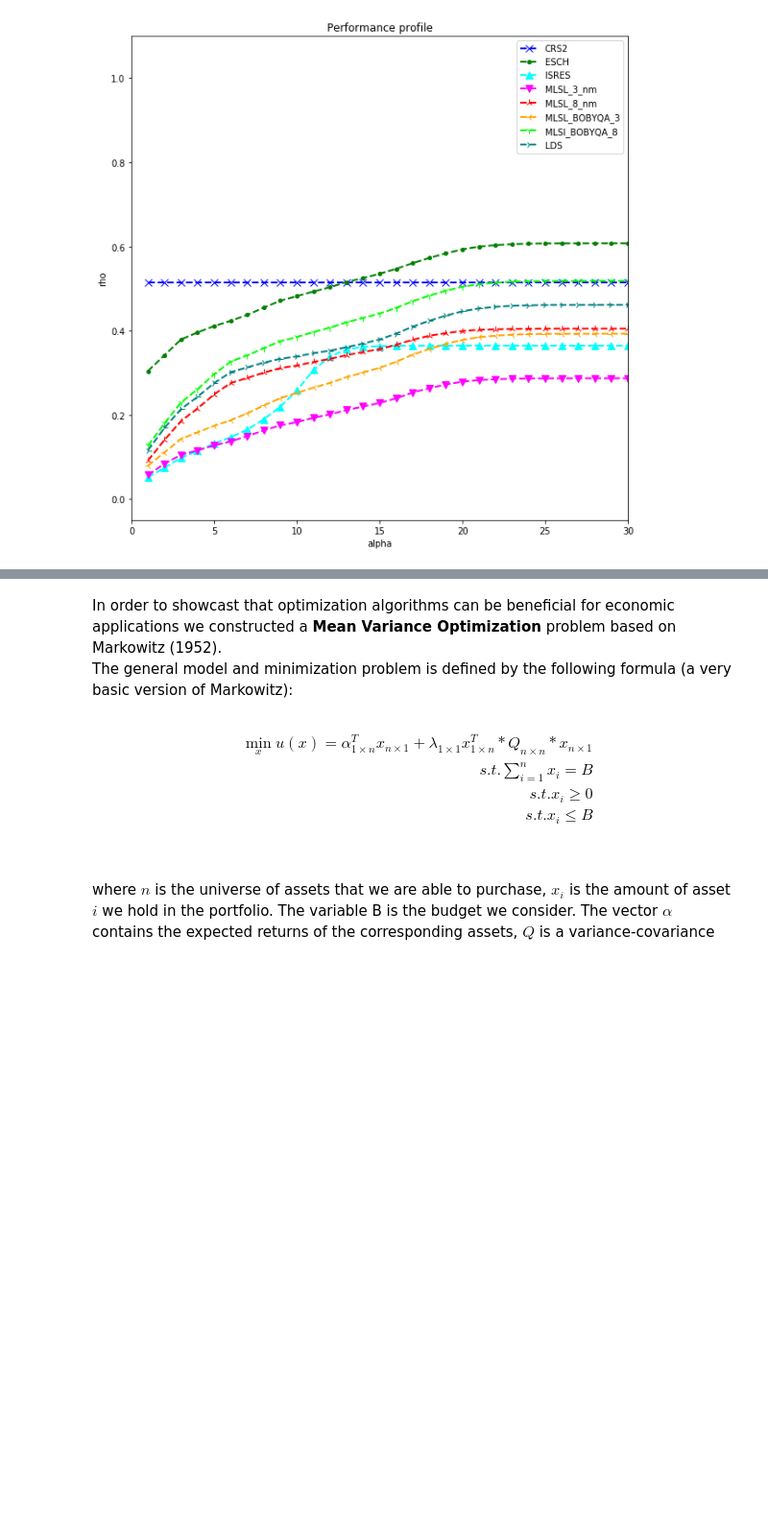
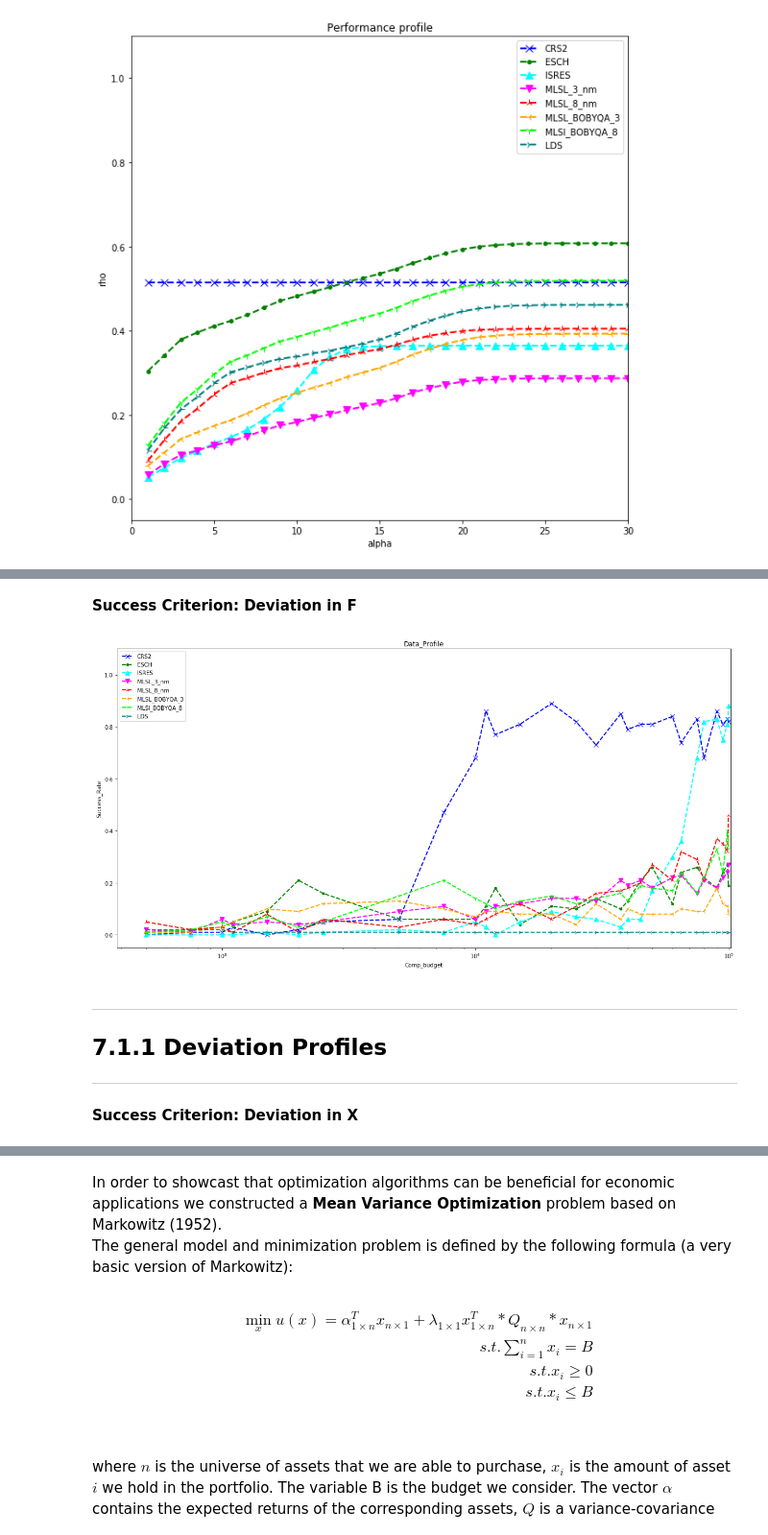
Before and after one commit to OpenSourceEconomics/ose-scientific-computing-course-wirecard, a Jupyter notebook: student_project.ipynb, the cells around one changed output, grey strips where cells are left out. Shown at 96% size. Drawn from its saved outputs; the diff is of its cells as text; code cells hidden in the pictures; blank space fills up the shorter version.

```diff
--- a/student_project.ipynb
+++ b/student_project.ipynb
@@ -927,0 +973,12 @@ performance_profile(metrics_agg_frame=metrics_aggregated_1,
+# %% [markdown]
+**Success Criterion: Deviation in F**
+# %%
+great_table_ackley_1=success_results_all(vector_results_list_ackley,tau=1e-6,computational_budget=computational_budgets,cols=col_names,success_criterion=1)
+# %%
+data_profile_general(great_table_ackley_1,color_vector=color_vector_1,marker_vector=marker_vector_1,algo_names=algo_names_2)
+# %% [output]
+[figure, added]
+# %% [markdown]
+---
+## 7.1.1 Deviation Profiles
+---
@@ -927,0 +987,2 @@ performance_profile(metrics_agg_frame=metrics_aggregated_1,
+# %% [markdown]
+**Success Criterion: Deviation in X**
```
Also changed, not shown: parts of 37 cells of this notebook, 20 other files.
